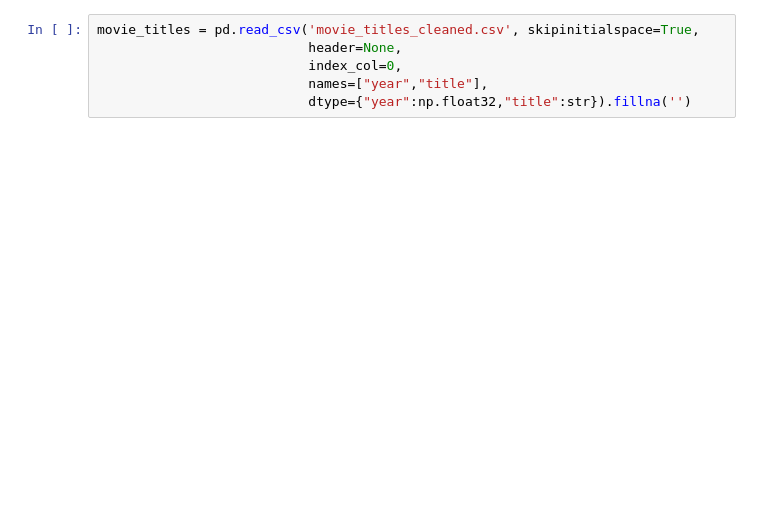
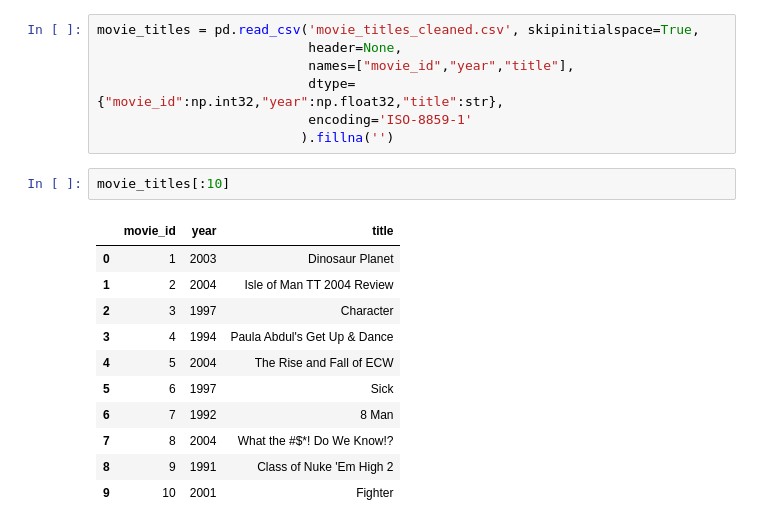
Before and after one commit to vpatov/netflix_prize, a Jupyter notebook: prediction.ipynb, the cells around one changed output. Drawn from its saved outputs; the diff is of its cells as text; blank space fills up the shorter version.

```diff
--- a/prediction.ipynb
+++ b/prediction.ipynb
@@ -33,6 +43,21 @@ else:
 # %%
 movie_titles = pd.read_csv('movie_titles_cleaned.csv', skipinitialspace=True,
                            header=None,
-                           index_col=0,
-                           names=["year","title"],
-                           dtype={"year":np.float32,"title":str}).fillna('')
+                           names=["movie_id","year","title"],
+                           dtype={"movie_id":np.int32,"year":np.float32,"title":str},
+                           encoding='ISO-8859-1'
+                          ).fillna('')
+# %%
+movie_titles[:10]
+# %% [output]
+|  | movie_id | year | title |
+| 0 | 1 | 2003 | Dinosaur Planet |
+| 1 | 2 | 2004 | Isle of Man TT 2004 Review |
+| 2 | 3 | 1997 | Character |
+| 3 | 4 | 1994 | Paula Abdul's Get Up & Dance |
+| 4 | 5 | 2004 | The Rise and Fall of ECW |
+| 5 | 6 | 1997 | Sick |
+| 6 | 7 | 1992 | 8 Man |
+| 7 | 8 | 2004 | What the #$*! Do We Know!? |
+| 8 | 9 | 1991 | Class of Nuke 'Em High 2 |
+| 9 | 10 | 2001 | Fighter |
```
Also changed, not shown: parts of 13 cells of this notebook, 3 other files.
